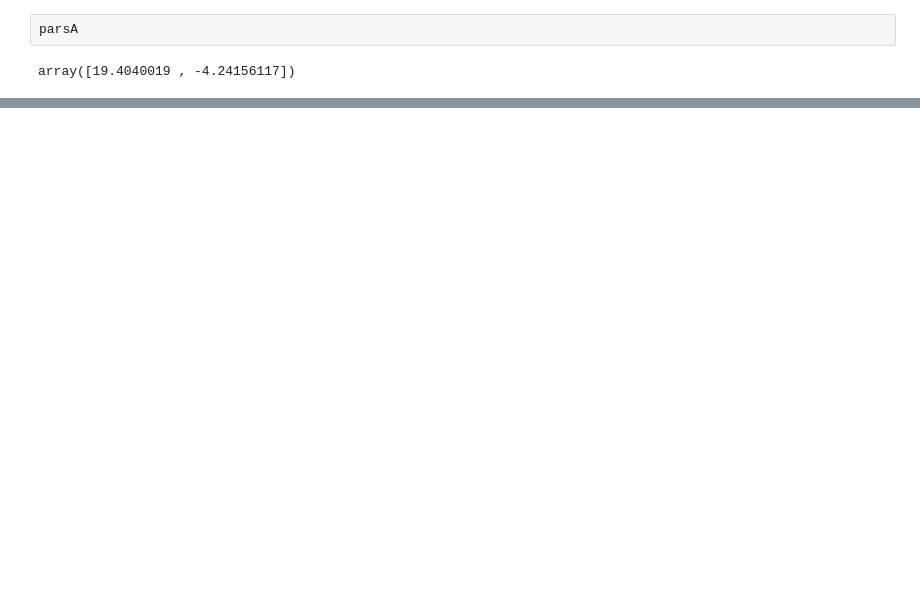
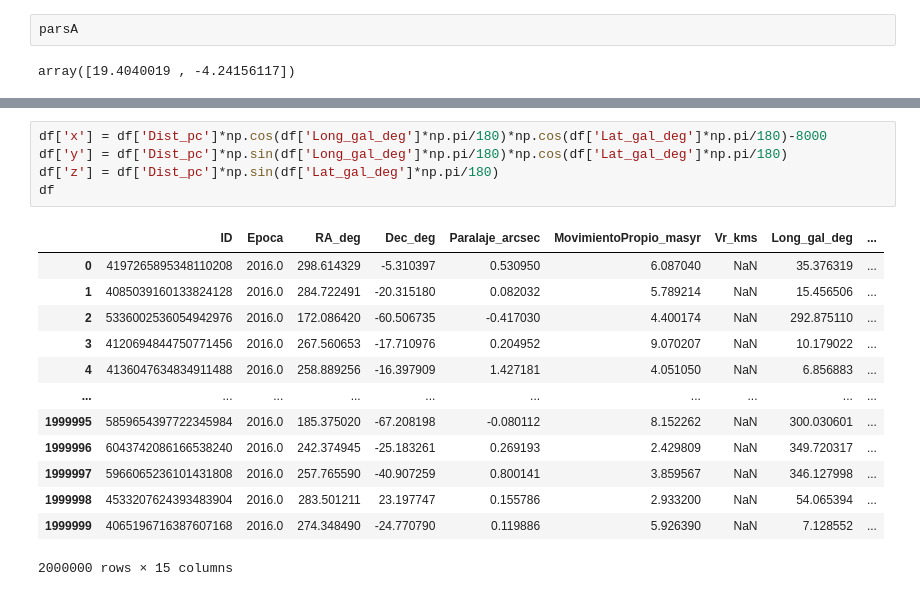
Before and after one commit to SantiagoJulioD/Galaxias, a Jupyter notebook: Parcial practico 2/Galaxias_p2.ipynb, the cells around one changed output, grey strips where cells are left out. Cells and saved outputs as stored; diff of their text form; blank space fills up the shorter version.

```diff
--- a/Parcial practico 2/Galaxias_p2.ipynb
+++ b/Parcial practico 2/Galaxias_p2.ipynb
@@ -220,0 +256,19 @@ array([19.4040019 , -4.24156117])
+# %%
+df['x'] = df['Dist_pc']*np.cos(df['Long_gal_deg']*np.pi/180)*np.cos(df['Lat_gal_deg']*np.pi/180)-8000
+df['y'] = df['Dist_pc']*np.sin(df['Long_gal_deg']*np.pi/180)*np.cos(df['Lat_gal_deg']*np.pi/180)
+df['z'] = df['Dist_pc']*np.sin(df['Lat_gal_deg']*np.pi/180)
+df
+# %% [output]
+|  | ID | Epoca | RA_deg | Dec_deg | Paralaje_arcsec | MovimientoPropio_masyr | Vr_kms | Long_gal_deg | ... |
+| 0 | 4197265895348110208 | 2016.0 | 298.614329 | -5.310397 | 0.530950 | 6.087040 | NaN | 35.376319 | ... |
+| 1 | 4085039160133824128 | 2016.0 | 284.722491 | -20.315180 | 0.082032 | 5.789214 | NaN | 15.456506 | ... |
+| 2 | 5336002536054942976 | 2016.0 | 172.086420 | -60.506735 | -0.417030 | 4.400174 | NaN | 292.875110 | ... |
+| 3 | 4120694844750771456 | 2016.0 | 267.560653 | -17.710976 | 0.204952 | 9.070207 | NaN | 10.179022 | ... |
+| 4 | 4136047634834911488 | 2016.0 | 258.889256 | -16.397909 | 1.427181 | 4.051050 | NaN | 6.856883 | ... |
+| ... | ... | ... | ... | ... | ... | ... | ... | ... | ... |
+| 1999995 | 5859654397722345984 | 2016.0 | 185.375020 | -67.208198 | -0.080112 | 8.152262 | NaN | 300.030601 | ... |
+| 1999996 | 6043742086166538240 | 2016.0 | 242.374945 | -25.183261 | 0.269193 | 2.429809 | NaN | 349.720317 | ... |
+| 1999997 | 5966065236101431808 | 2016.0 | 257.765590 | -40.907259 | 0.800141 | 3.859567 | NaN | 346.127998 | ... |
+| 1999998 | 4533207624393483904 | 2016.0 | 283.501211 | 23.197747 | 0.155786 | 2.933200 | NaN | 54.065394 | ... |
+| 1999999 | 4065196716387607168 | 2016.0 | 274.348490 | -24.770790 | 0.119886 | 5.926390 | NaN | 7.128552 | ... |
+2000000 rows × 15 columns
```
Also changed, not shown: parts of 22 cells of this notebook, 39 other files.
